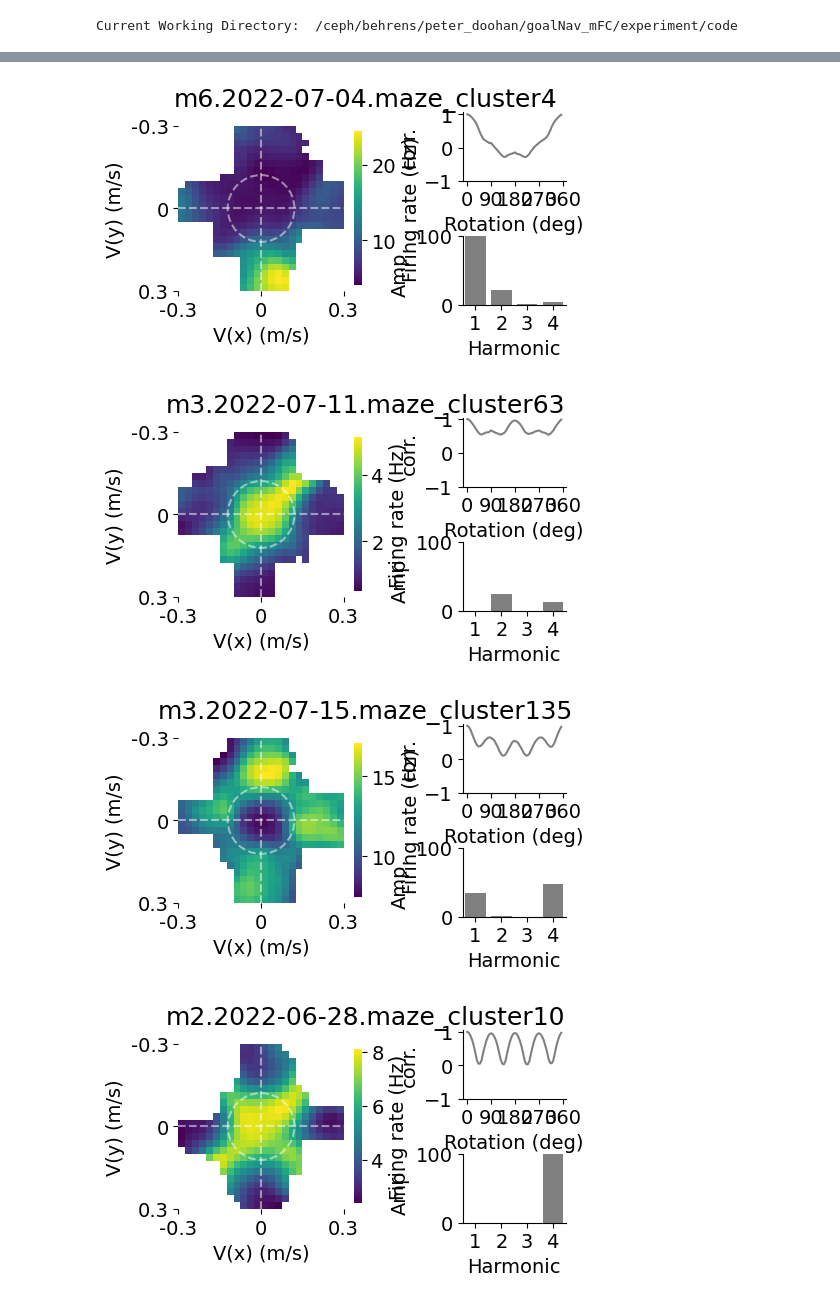
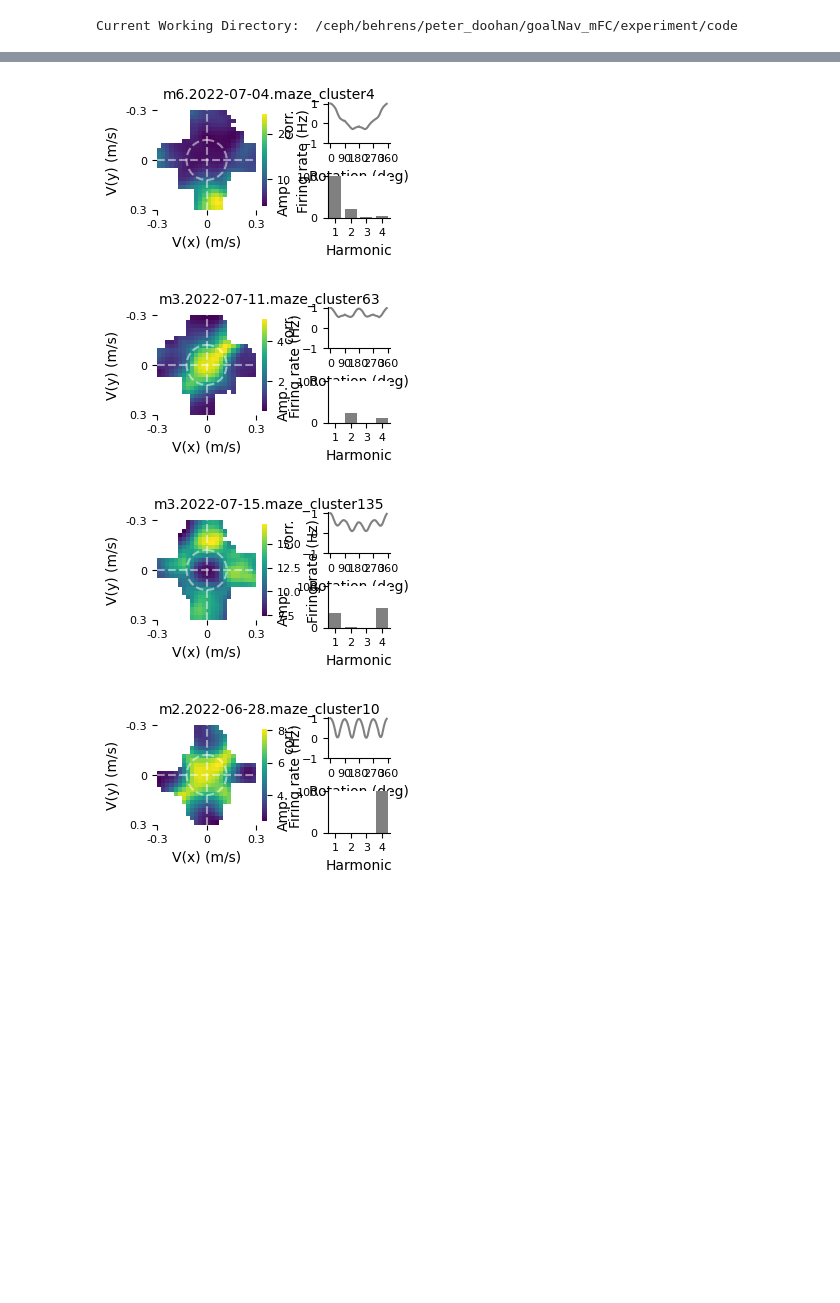
Before and after one commit to peterdoohan/GridMaze-mFC, a Jupyter notebook: Notebooks/extra/velocity.ipynb, the cells around one changed output, grey strips where cells are left out. Saved outputs shown, nothing was run; the diff lists cells and outputs as text; code cells hidden in the pictures; blank space fills up the shorter version.

```diff
--- a/Notebooks/extra/velocity.ipynb
+++ b/Notebooks/extra/velocity.ipynb
@@ -65,7 +63,7 @@ reload(movement)
 reload(gc)
 for cuID in example_clusters:
     Cluster = gc.get_cluster(cluster_unique_ID=cuID)
-    fig = plt.figure(figsize=(3, 3), clear=True)
+    fig = plt.figure(figsize=(3, 1.5), clear=True)
     gsc = GridSpec(2, 2, figure=fig, width_ratios=[2, 1], wspace=0.5, hspace=0.8)
     ax1 = fig.add_subplot(gsc[0:2, 0])  # v heatmap
     ax2 = fig.add_subplot(gsc[0, 1])  # rot corr
@@ -82,4 +80,4 @@ for cuID in example_clusters:
-[figure, old version]
+[figure, new version]
-[figure, old version]
+[figure, new version]
-[figure, old version]
+[figure, new version]
-[figure, old version]
+[figure, new version]
```
Also changed, not shown: parts of 6 cells of this notebook.
